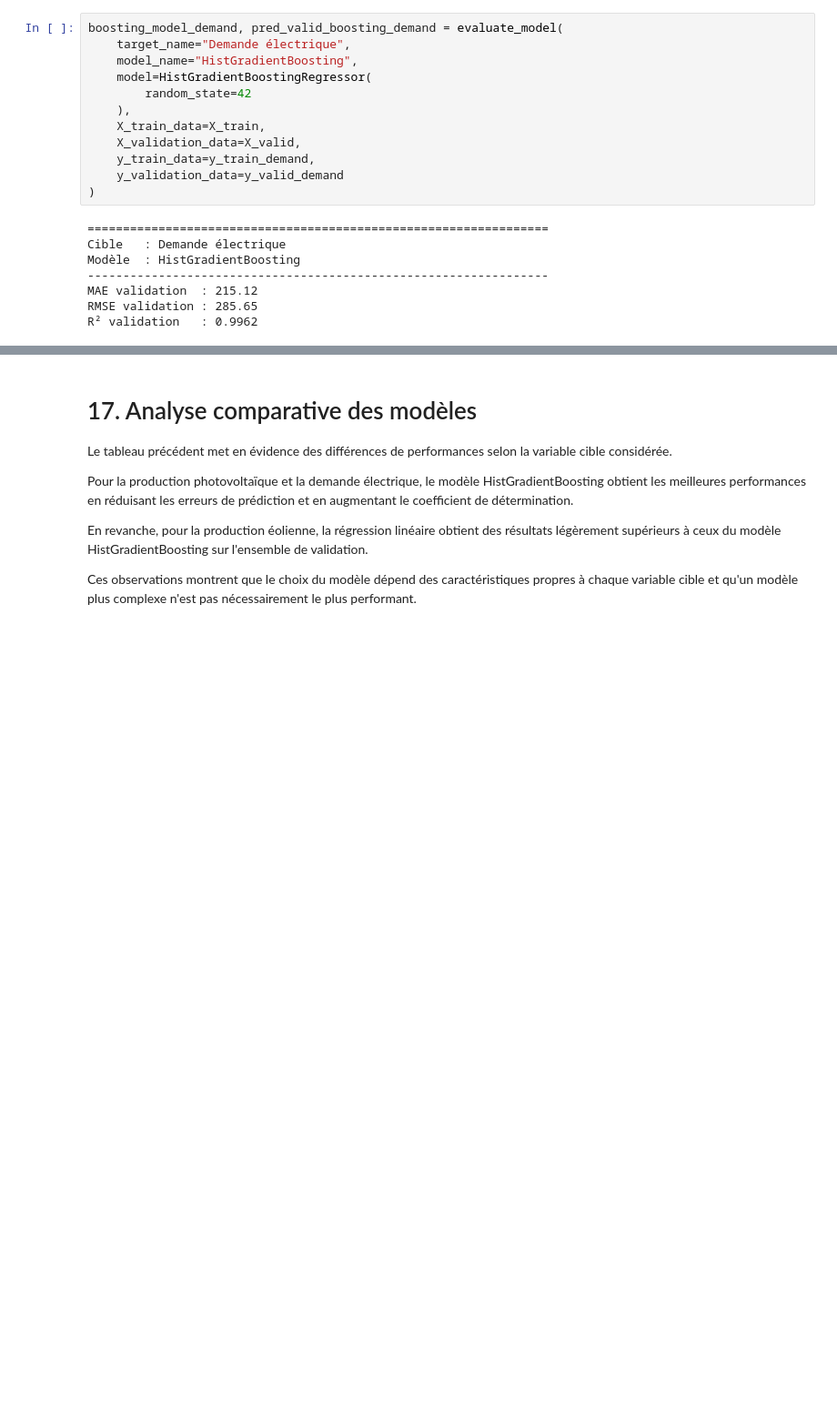
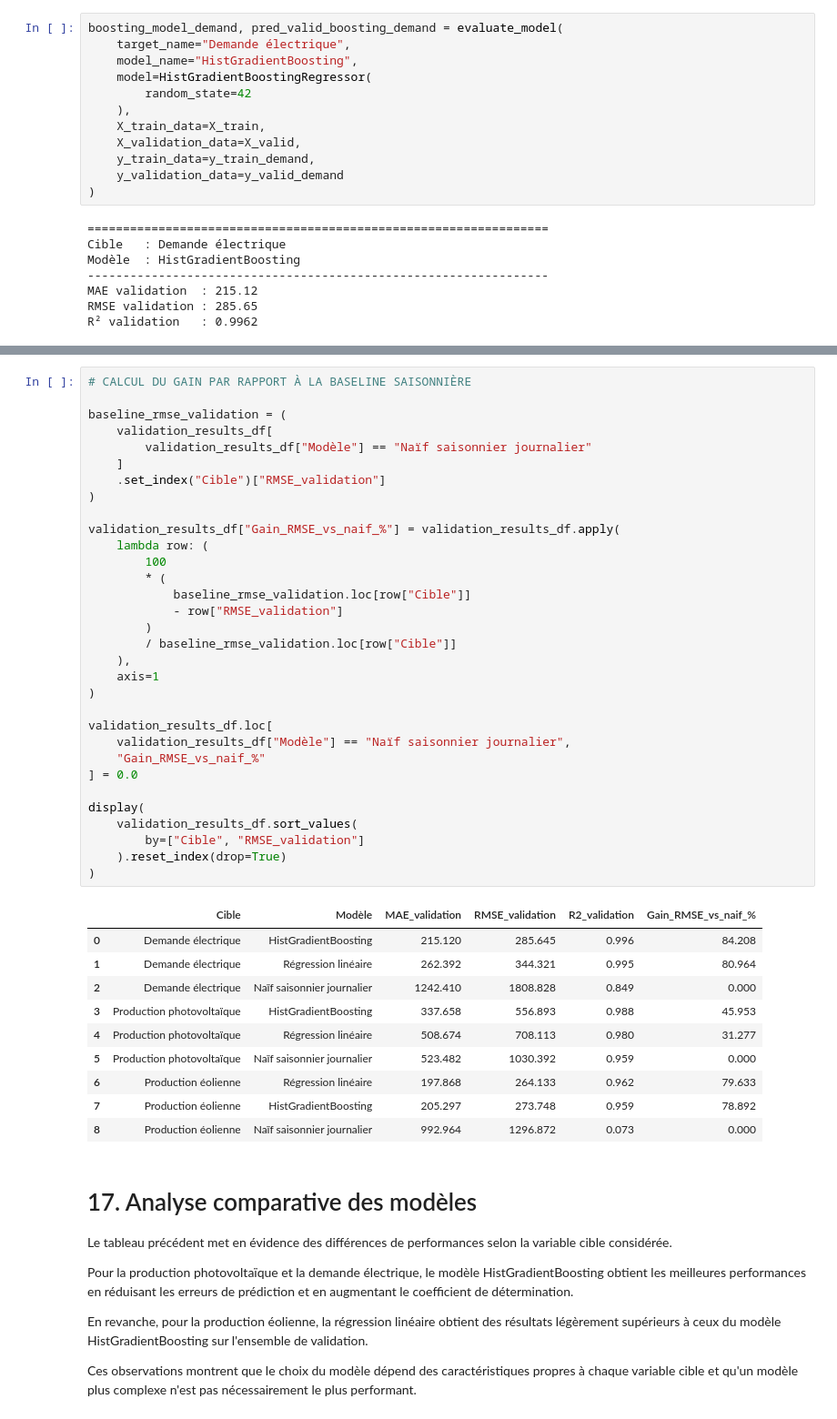
Before and after one commit to celestinesia31/Smart_energy_forecasting, a Jupyter notebook: notebooks/05_predictive_modeling.ipynb, the cells around one changed output, grey strips where cells are left out. Shown at 91% size. Drawn from its saved outputs; the diff is of its cells as text; blank space fills up the shorter version.

```diff
--- a/notebooks/05_predictive_modeling.ipynb
+++ b/notebooks/05_predictive_modeling.ipynb
@@ -751,3 +868,46 @@ display(validation_results_df)
+# %%
+# CALCUL DU GAIN PAR RAPPORT À LA BASELINE SAISONNIÈRE
+
+baseline_rmse_validation = (
+    validation_results_df[
+        validation_results_df["Modèle"] == "Naïf saisonnier journalier"
+    ]
+    .set_index("Cible")["RMSE_validation"]
+)
+
+validation_results_df["Gain_RMSE_vs_naif_%"] = validation_results_df.apply(
+    lambda row: (
+        100
+        * (
+            baseline_rmse_validation.loc[row["Cible"]]
+            - row["RMSE_validation"]
+        )
+        / baseline_rmse_validation.loc[row["Cible"]]
+    ),
+    axis=1
+)
+
+validation_results_df.loc[
+    validation_results_df["Modèle"] == "Naïf saisonnier journalier",
+    "Gain_RMSE_vs_naif_%"
+] = 0.0
+
+display(
+    validation_results_df.sort_values(
+        by=["Cible", "RMSE_validation"]
+    ).reset_index(drop=True)
+)
+# %% [output]
+|  | Cible | Modèle | MAE_validation | RMSE_validation | R2_validation | Gain_RMSE_vs_naif_% |
+| 0 | Demande électrique | HistGradientBoosting | 215.120 | 285.645 | 0.996 | 84.208 |
+| 1 | Demande électrique | Régression linéaire | 262.392 | 344.321 | 0.995 | 80.964 |
+| 2 | Demande électrique | Naïf saisonnier journalier | 1242.410 | 1808.828 | 0.849 | 0.000 |
+| 3 | Production photovoltaïque | HistGradientBoosting | 337.658 | 556.893 | 0.988 | 45.953 |
+| 4 | Production photovoltaïque | Régression linéaire | 508.674 | 708.113 | 0.980 | 31.277 |
+| 5 | Production photovoltaïque | Naïf saisonnier journalier | 523.482 | 1030.392 | 0.959 | 0.000 |
+| 6 | Production éolienne | Régression linéaire | 197.868 | 264.133 | 0.962 | 79.633 |
+| 7 | Production éolienne | HistGradientBoosting | 205.297 | 273.748 | 0.959 | 78.892 |
+| 8 | Production éolienne | Naïf saisonnier journalier | 992.964 | 1296.872 | 0.073 | 0.000 |
 # %% [markdown]
 # 17. Analyse comparative des modèles
 
```
Also changed, not shown: parts of 14 cells of this notebook, 5 other files.
